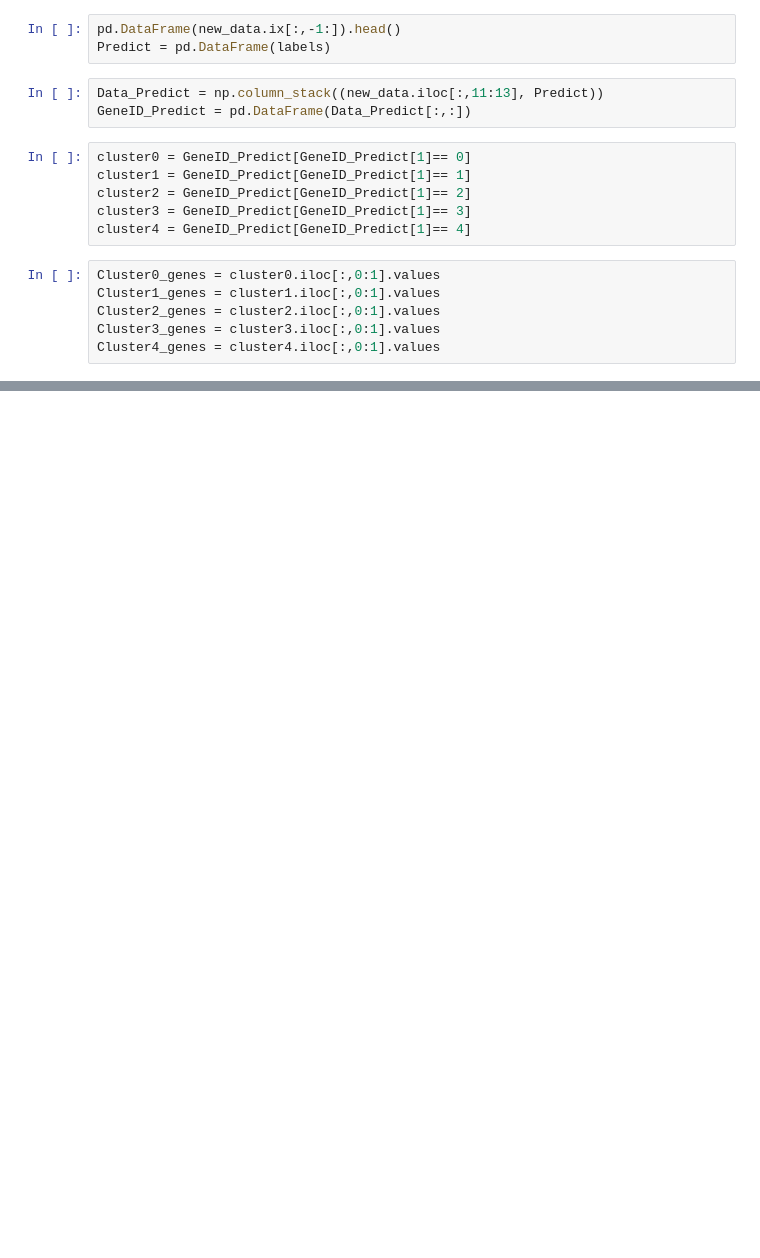
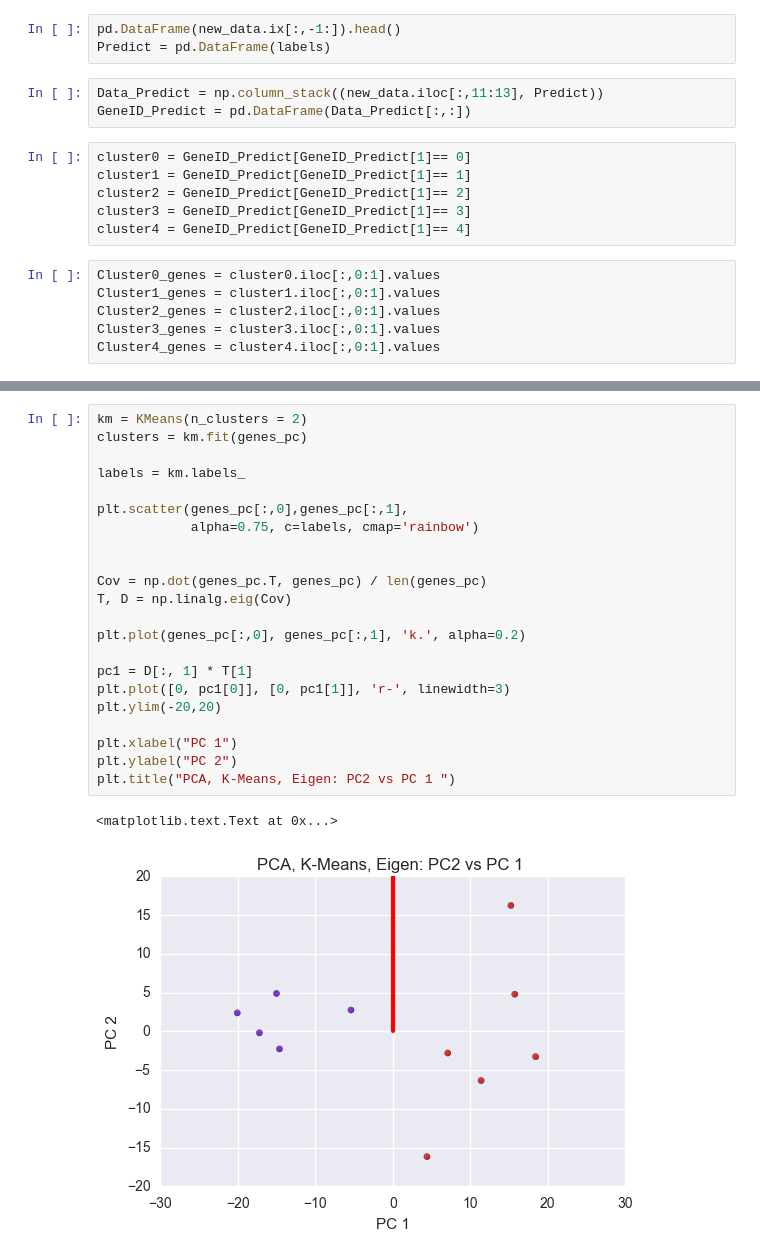
Before and after one commit to UW-Biol419-Wi2017/SpontaneousActivity, a Jupyter notebook: R50 PCA then KMeans.ipynb, the cells around one changed output, grey strips where cells are left out. Saved outputs shown, nothing was run; the diff lists cells and outputs as text; blank space fills up the shorter version.

```diff
--- a/R50 PCA then KMeans.ipynb
+++ b/R50 PCA then KMeans.ipynb
@@ -106,0 +93,25 @@ array([[   123953],
+# %%
+km = KMeans(n_clusters = 2)
+clusters = km.fit(genes_pc)
+
+labels = km.labels_
+
+plt.scatter(genes_pc[:,0],genes_pc[:,1],
+            alpha=0.75, c=labels, cmap='rainbow')
+
+
+Cov = np.dot(genes_pc.T, genes_pc) / len(genes_pc)
+T, D = np.linalg.eig(Cov)
+
+plt.plot(genes_pc[:,0], genes_pc[:,1], 'k.', alpha=0.2)
+
+pc1 = D[:, 1] * T[1]
+plt.plot([0, pc1[0]], [0, pc1[1]], 'r-', linewidth=3)
+plt.ylim(-20,20)
+
+plt.xlabel("PC 1")
+plt.ylabel("PC 2")
+plt.title("PCA, K-Means, Eigen: PC2 vs PC 1 ")
+# %% [output]
+<matplotlib.text.Text at 0x...>
+[figure, added]
```
Also changed, not shown: parts of 11 cells of this notebook, 2 other files.
